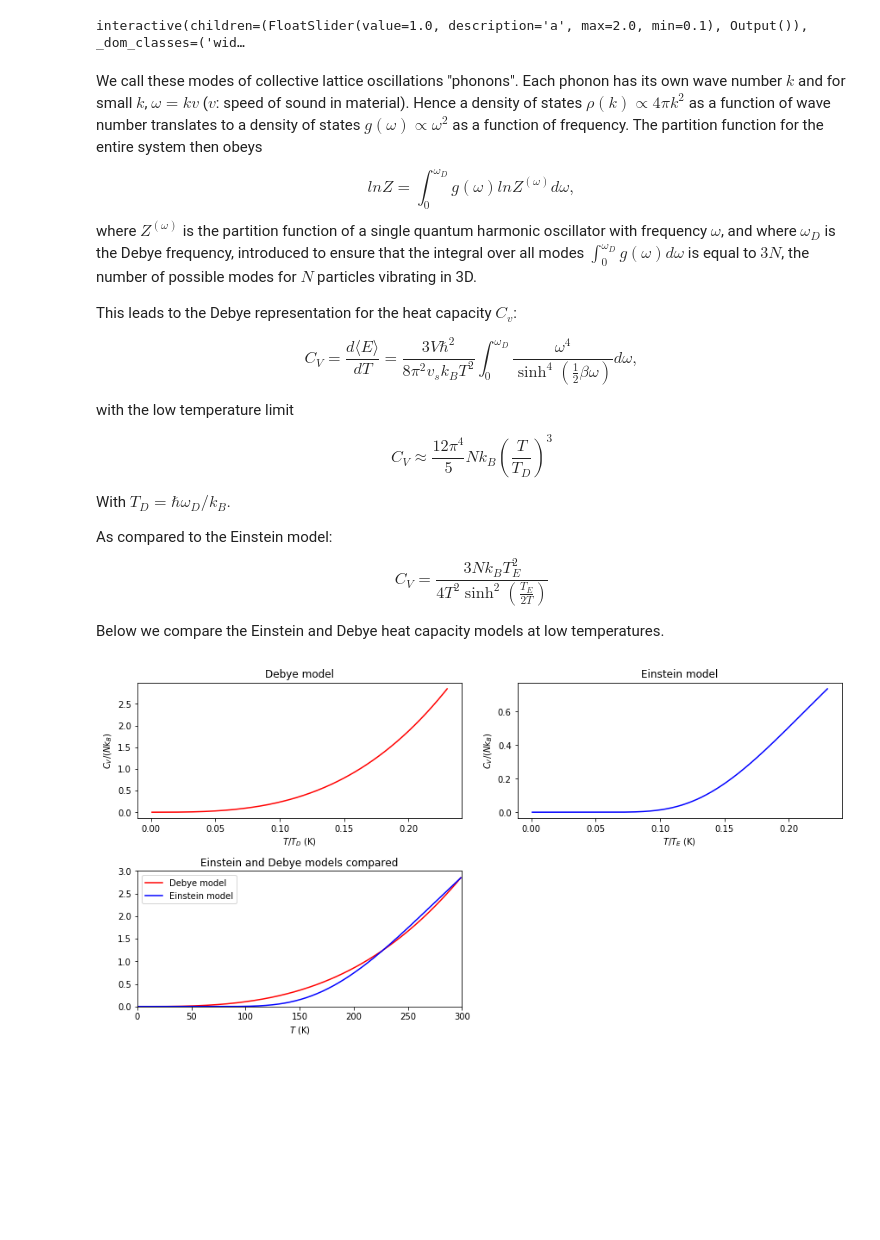
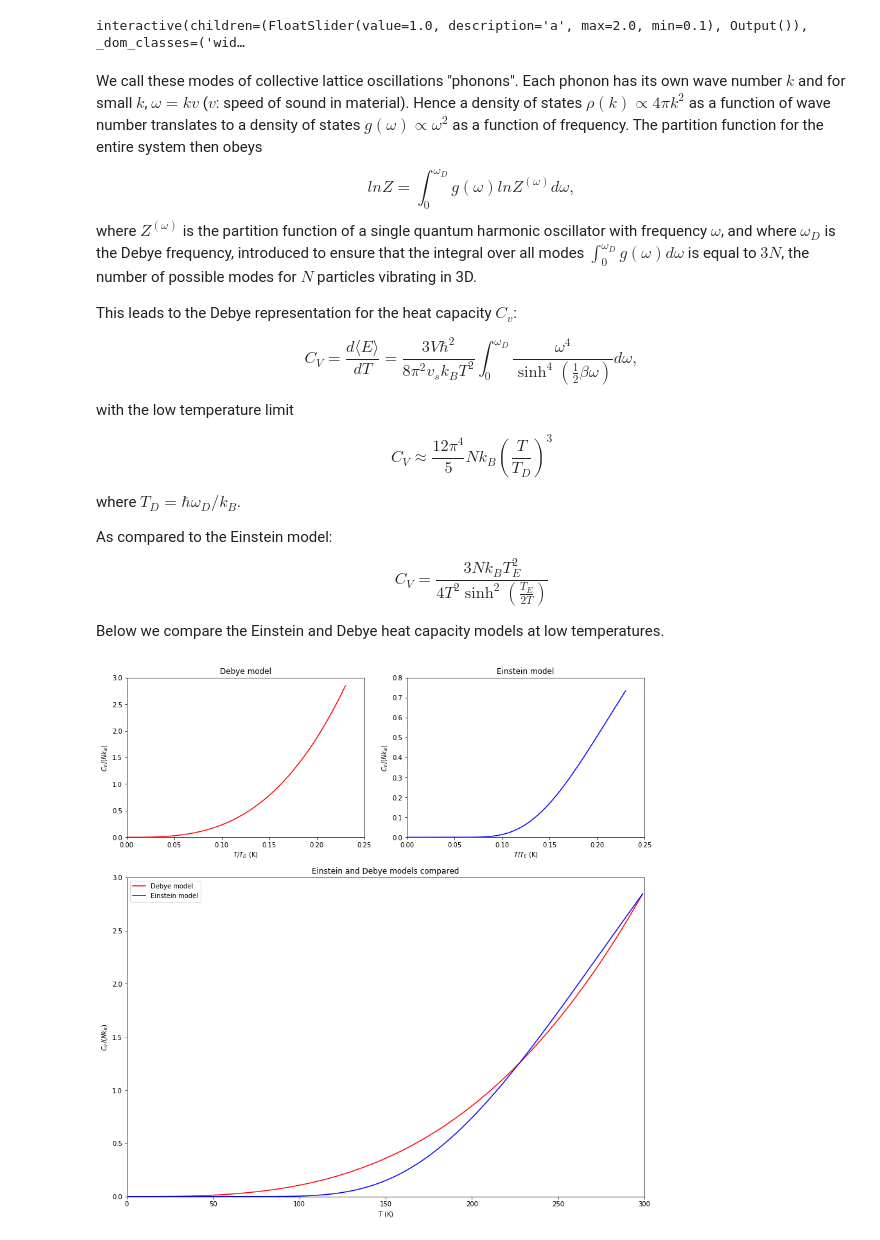
Before and after one commit to hoogenboom-lab/teaching, a Jupyter notebook: heat_capacity.ipynb, the cells around one changed output. Saved outputs shown, nothing was run; the diff lists cells and outputs as text; code cells hidden in the pictures; blank space fills up the shorter version.

```diff
--- a/heat_capacity.ipynb
+++ b/heat_capacity.ipynb
@@ -463,7 +465,7 @@ $$
 C_V \approx \frac{12 \pi^4}{5} Nk_B { \left ( {\frac{T}{T_D}} \right ) }^3
 $$
 
-With $ T_D = \hbar \omega_D / k_B $.
+where $ T_D = \hbar \omega_D / k_B $.
 
 As compared to the Einstein model:
 $$ C_V = \frac{3 N k_B T_E^2}{4 T^2 \sinh^2 \left ( \frac{T_E}{2T} \right )} $$
@@ -484,38 +486,40 @@ T = np.arange(1, 300, 1) # temperatures from 0K to around room temperature (afte
 
 Cd = 12/5 * np.pi**4 * N*kb * (T/Td)**3 # Debye model
 Ce = 3 * N*kb * (Te/T)**2 * np.exp(-Te/T) # Einstein model
 
 ratio = Cd[len(Cd)-1] / Ce[len(Cd)-1] # scaling factor to plot both on same scale (due to differences in T_D and T_E)
 
 
 
 # Set up figure and plot
-Plots = plt.figure(figsize=(12,6), constrained_layout=True)
-grid = Plots.add_gridspec(2, 2) # create a grid to arrange subplots
+Plots = plt.figure(figsize=(12,12), constrained_layout=True)
+grid = Plots.add_gridspec(3, 2) # create a grid to arrange subplots
 DMod = Plots.add_subplot(grid[0,0]) # heat capacity
 EMod = Plots.add_subplot(grid[0,1]) # vibration
-comp = Plots.add_subplot(grid[1,0]) # comparison
+comp = Plots.add_subplot(grid[1:,:]) # comparison
 
 
 comp.set_xlim(0,300)
 comp.set_ylim(0,3)
 comp.set_xlabel("$T$ (K)")
+comp.set_ylabel("$C_V/(Nk_B)$")
 comp.set_title("Einstein and Debye models compared")
 comp.plot(T, Cd/(N*kb), color='r', label = "Debye model")
 comp.plot(T, Ce/(N*kb)*ratio, color='b', label = "Einstein model")
 comp.legend()
 
-#Cd1 = 12/5 * np.pi**4 * N*kb * (T1/Td)**3
-
-
 DMod.plot(T/Td, Cd/(N*kb), label = "$C_V$, Debye model", color = 'r')
 DMod.set_title("Debye model")
 DMod.set_xlabel("$T/T_D$ (K)")
 DMod.set_ylabel("$C_V/(Nk_B)$")
+DMod.set_xlim(0,0.25)
+DMod.set_ylim(0,3)
 
 EMod.plot(T/Te, Ce/(N*kb), label = "$C_V$, Einstein model", color = 'b')
 EMod.set_title("Einstein model")
 EMod.set_xlabel("$T/T_E$ (K)")
-EMod.set_ylabel("$C_V/(Nk_B)$");
+EMod.set_ylabel("$C_V/(Nk_B)$")
+EMod.set_xlim(0,0.25)
+EMod.set_ylim(0,0.8);
 # %% [output]
-[figure, old version]
+[figure, new version]
```
Also changed, not shown: parts of 15 cells of this notebook.
